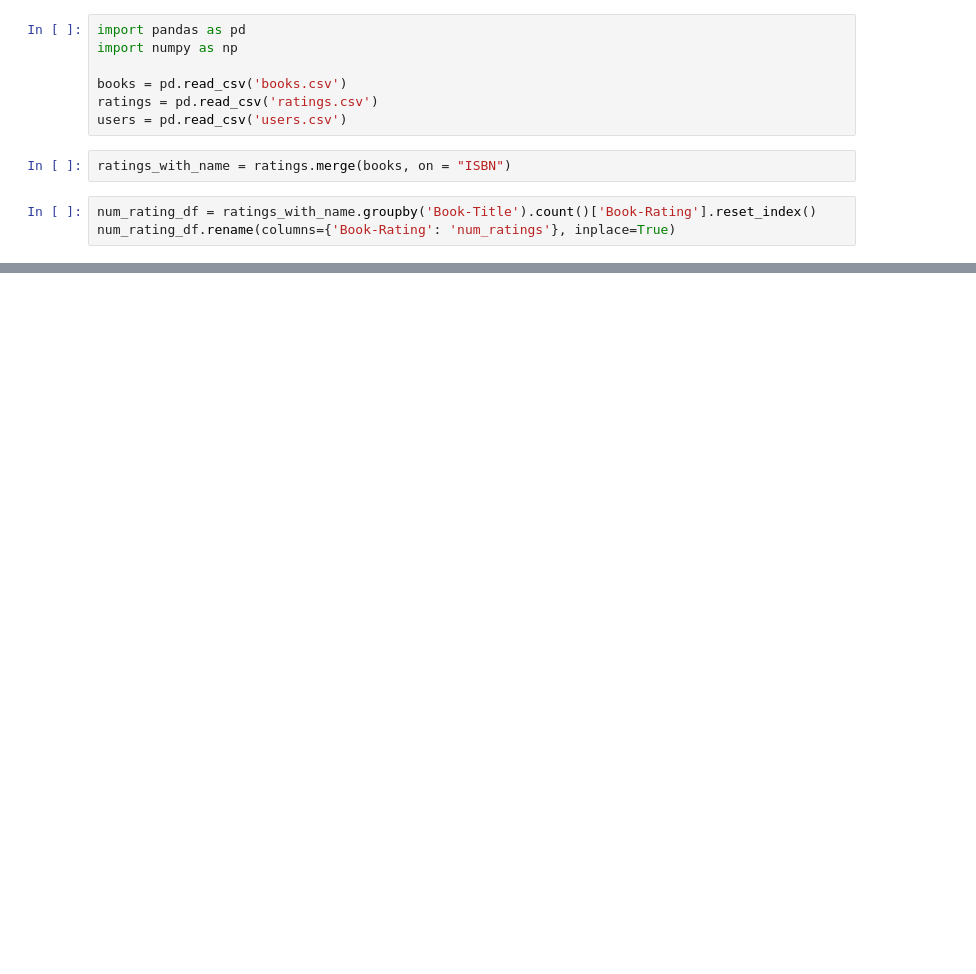
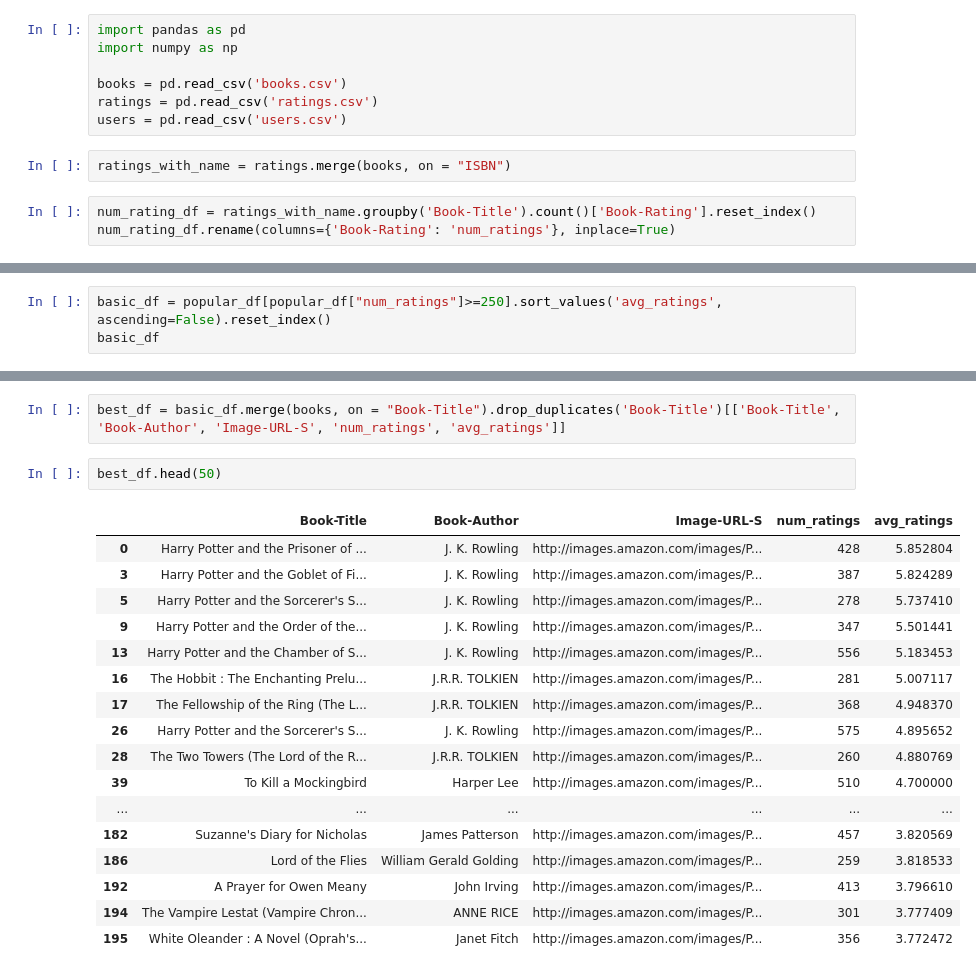
Before and after one commit to Anushlinux/Book-Recommendation-System, a Jupyter notebook: book_recomend.ipynb, the cells around one changed output, grey strips where cells are left out. Saved outputs shown, nothing was run; the diff lists cells and outputs as text; blank space fills up the shorter version.

```diff
--- a/book_recomend.ipynb
+++ b/book_recomend.ipynb
@@ -68,0 +48,3 @@ AttributeError: 'DataFrame' object has no attribute 'sort_value'
+# %%
+basic_df = popular_df[popular_df["num_ratings"]>=250].sort_values('avg_ratings', ascending=False).reset_index()
+basic_df
@@ -68,0 +65,22 @@ AttributeError: 'DataFrame' object has no attribute 'sort_value'
+# %%
+best_df = basic_df.merge(books, on = "Book-Title").drop_duplicates('Book-Title')[['Book-Title', 'Book-Author', 'Image-URL-S', 'num_ratings', 'avg_ratings']]
+# %%
+best_df.head(50)
+# %% [output]
+|  | Book-Title | Book-Author | Image-URL-S | num_ratings | avg_ratings |
+| 0 | Harry Potter and the Prisoner of ... | J. K. Rowling | http://images.amazon.com/images/P... | 428 | 5.852804 |
+| 3 | Harry Potter and the Goblet of Fi... | J. K. Rowling | http://images.amazon.com/images/P... | 387 | 5.824289 |
+| 5 | Harry Potter and the Sorcerer's S... | J. K. Rowling | http://images.amazon.com/images/P... | 278 | 5.737410 |
+| 9 | Harry Potter and the Order of the... | J. K. Rowling | http://images.amazon.com/images/P... | 347 | 5.501441 |
+| 13 | Harry Potter and the Chamber of S... | J. K. Rowling | http://images.amazon.com/images/P... | 556 | 5.183453 |
+| 16 | The Hobbit : The Enchanting Prelu... | J.R.R. TOLKIEN | http://images.amazon.com/images/P... | 281 | 5.007117 |
+| 17 | The Fellowship of the Ring (The L... | J.R.R. TOLKIEN | http://images.amazon.com/images/P... | 368 | 4.948370 |
+| 26 | Harry Potter and the Sorcerer's S... | J. K. Rowling | http://images.amazon.com/images/P... | 575 | 4.895652 |
+| 28 | The Two Towers (The Lord of the R... | J.R.R. TOLKIEN | http://images.amazon.com/images/P... | 260 | 4.880769 |
+| 39 | To Kill a Mockingbird | Harper Lee | http://images.amazon.com/images/P... | 510 | 4.700000 |
+| ... | ... | ... | ... | ... | ... |
+| 182 | Suzanne's Diary for Nicholas | James Patterson | http://images.amazon.com/images/P... | 457 | 3.820569 |
+| 186 | Lord of the Flies | William Gerald Golding | http://images.amazon.com/images/P... | 259 | 3.818533 |
+| 192 | A Prayer for Owen Meany | John Irving | http://images.amazon.com/images/P... | 413 | 3.796610 |
+| 194 | The Vampire Lestat (Vampire Chron... | ANNE RICE | http://images.amazon.com/images/P... | 301 | 3.777409 |
+| 195 | White Oleander : A Novel (Oprah's... | Janet Fitch | http://images.amazon.com/images/P... | 356 | 3.772472 |
```
Also changed, not shown: parts of 6 cells of this notebook.
